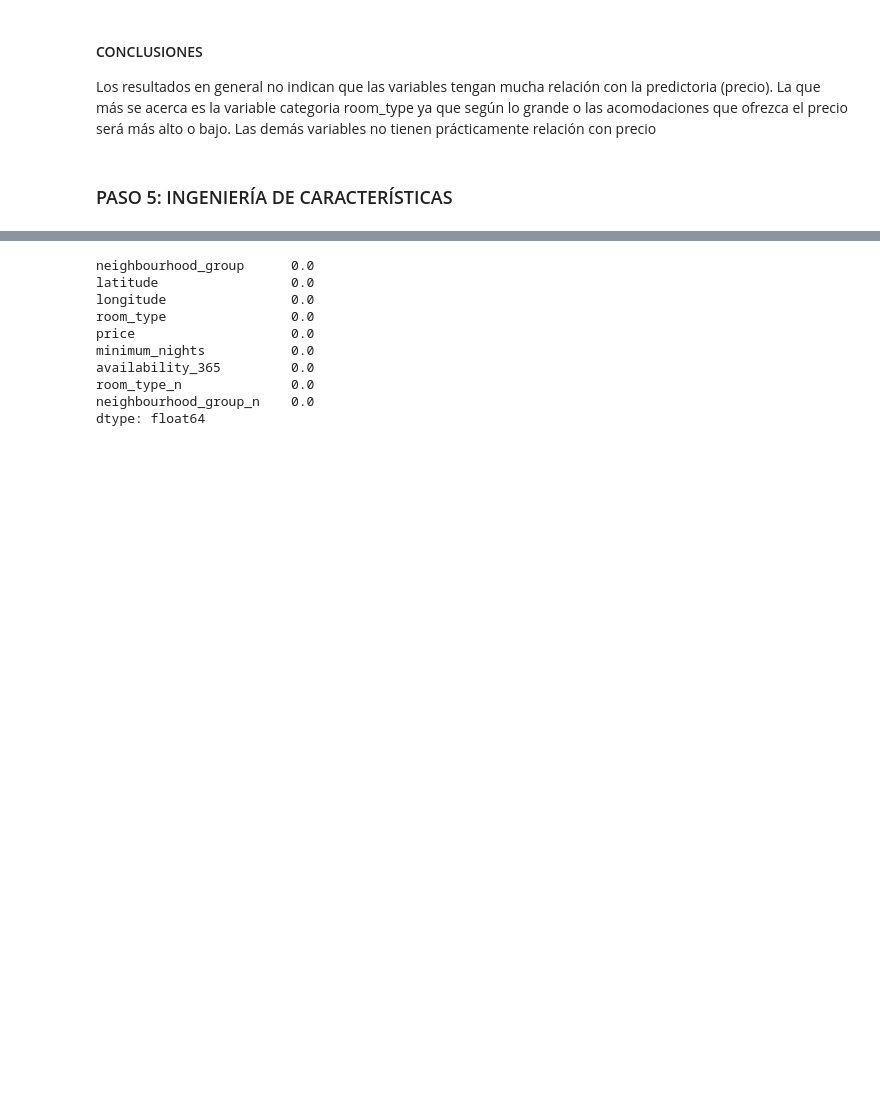
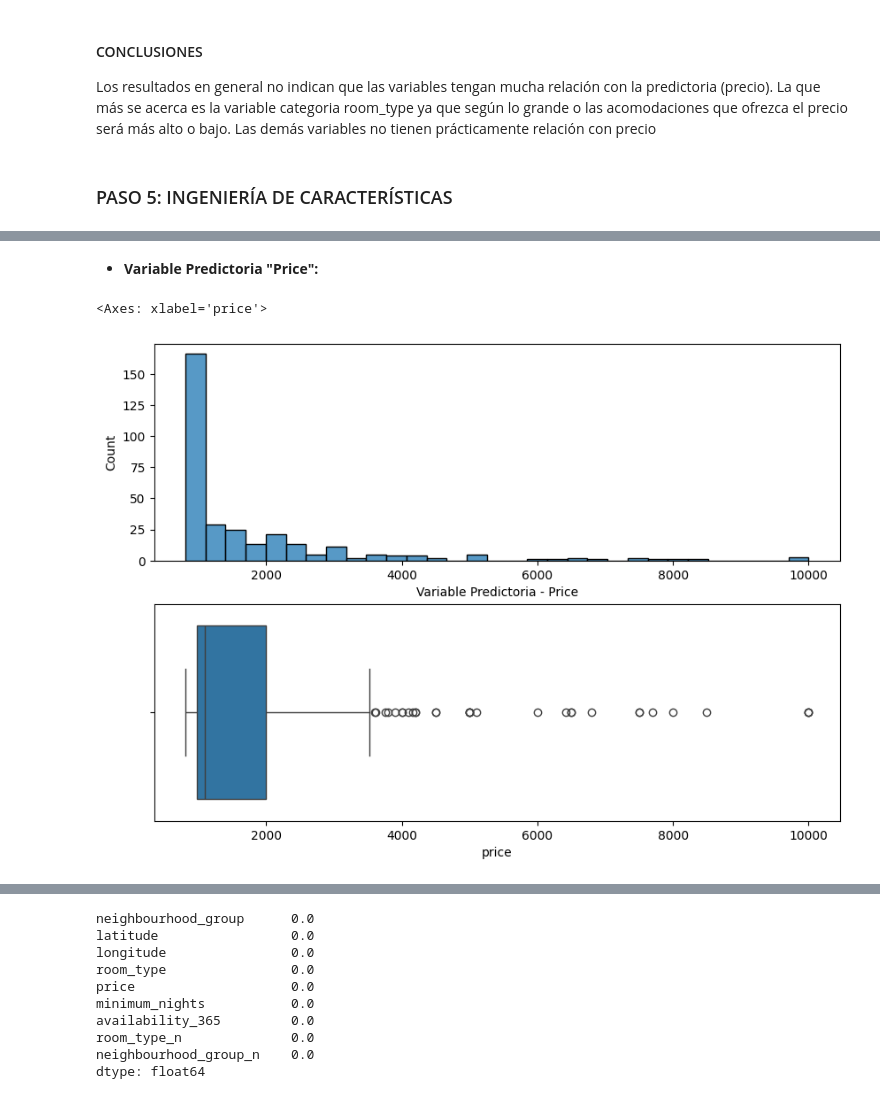
Before and after one commit to 4GeeksAcademy/CristinaChico_EDA, a Jupyter notebook: src/explore.ipynb, the cells around one changed output, grey strips where cells are left out. Cells and saved outputs as stored; diff of their text form; code cells hidden in the pictures; blank space fills up the shorter version.

```diff
--- a/src/explore.ipynb
+++ b/src/explore.ipynb
@@ -536,0 +449,10 @@ Los límites superior e inferior para la búsqueda de outliers son 183.5 y -176.
+# %% [markdown]
+* **Variable Predictoria "Price":**
+# %%
+fig, axis = plt.subplots(2, 1, figsize = (10, 7))
+filtered_data = total_data[(total_data["price"] > 800) & (total_data["price"] <= 10000)]
+sns.histplot(ax=axis[0], data=filtered_data, x="price").set(xlabel="Variable Predictoria - Price")
+sns.boxplot(ax=axis[1], data=filtered_data, x="price")
+# %% [output]
+<Axes: xlabel='price'>
+[figure, added]
```
Also changed, not shown: parts of 70 cells of this notebook, 2 other files.
